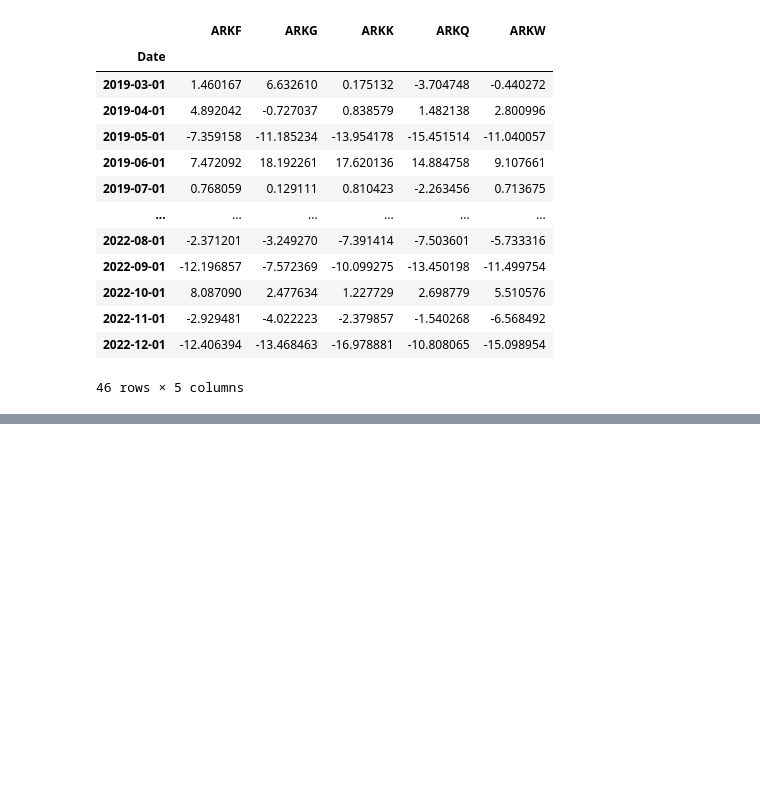
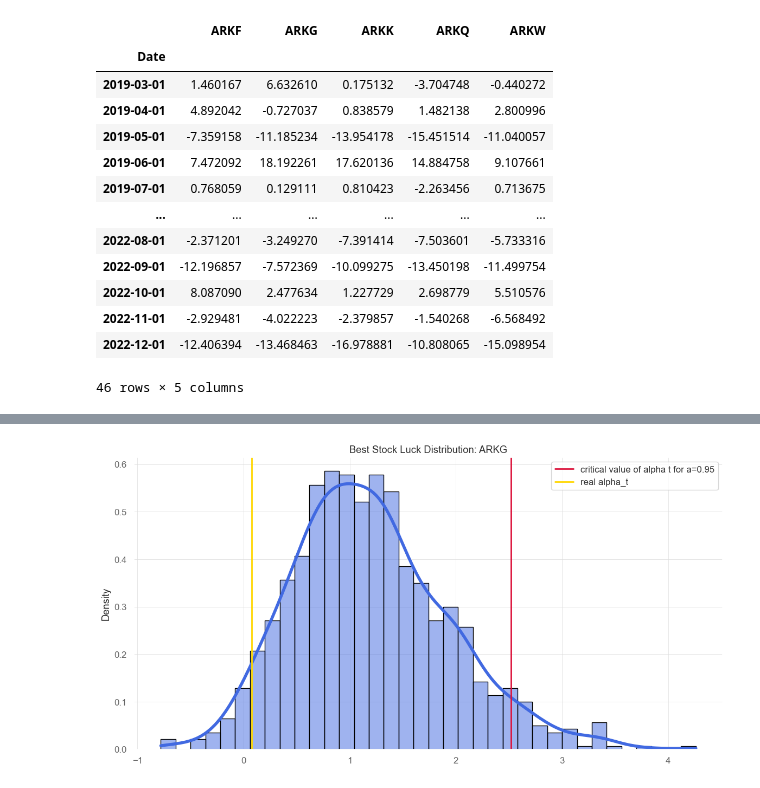
Before and after one commit to fenicola/Ark_Invest_skill_or_luck, a Jupyter notebook: skill_or_luck.ipynb, the cells around one changed output, grey strips where cells are left out. Drawn from its saved outputs; the diff is of its cells as text; code cells hidden in the pictures; blank space fills up the shorter version.

```diff
--- a/skill_or_luck.ipynb
+++ b/skill_or_luck.ipynb
@@ -437,0 +474,21 @@ alpha_obs, alpha_t_obs, alphas_boot, t_alphas_boot = fm.bootstrap(
+# %%
+# Ordina i t-alpha reali dal peggiore al migliore
+# ogni titolo acquisisce un rango che corrisponde alla stessa colonna di luck_d
+sorted_original = pd.DataFrame(alpha_t_obs.sort_values(ascending=True))
+
+# Per ogni rango, calcola il 95° percentile delle 1000 simulazioni
+# → è la soglia massima ottenibile per pura fortuna a quella posizione in classifica
+perc95 = pd.DataFrame(np.percentile(luck_d.T, 95, axis=1)).set_index(sorted_original.index)
+
+# Un titolo è SKILLED solo se supera entrambe le condizioni:
+# 1) il suo t-alpha reale batte la soglia di fortuna del suo rango
+# 2) l'alpha è positivo
+luck_sig = (sorted_original.iloc[:, 0] > perc95.iloc[:, 0]) & (sorted_original.iloc[:, 0] > 0)
+skilled_list = sorted_original[luck_sig]
+
+print(f"Fondi identificati come SKILLED (Luck Distribution): {len(skilled_list)}")
+skilled_list.sort_values(by=skilled_list.columns[0], ascending=False)
+
+# Estrazione lista ticker skilled → usata nel Punto 4 per costruire il portafoglio
+skilled_tickers = skilled_list.index.tolist()
+skilled_tickers
@@ -437,0 +526,25 @@ alpha_obs, alpha_t_obs, alphas_boot, t_alphas_boot = fm.bootstrap(
+# %%
+# Grafico luck distribution — titolo migliore (rank più alto)
+luck_a = -1   # -1 = ultima colonna = rango più alto
+
+plt.figure(figsize=(14, 7))
+sns.histplot(sorted(luck_d.iloc[:, luck_a]),
+             bins=int(180/5),
+             color='royalblue',
+             kde=True,
+             stat='density',
+             edgecolor='black',
+             line_kws={'linewidth': 4})
+
+plt.axvline(np.percentile(luck_d.iloc[:, luck_a], 95),
+            label='critical value of alpha t for a=0.95',
+            color='crimson', linewidth=2)
+plt.axvline(sorted_original.iloc[luck_a, 0],
+            label='real alpha_t',
+            color='gold', linewidth=2)
+
+plt.title(f"Best Stock Luck Distribution: {sorted_original.index[luck_a]}")
+plt.legend()
+plt.show()
+# %% [output]
+[figure, added]
```
Also changed, not shown: parts of 7 cells of this notebook, 1 other file.
